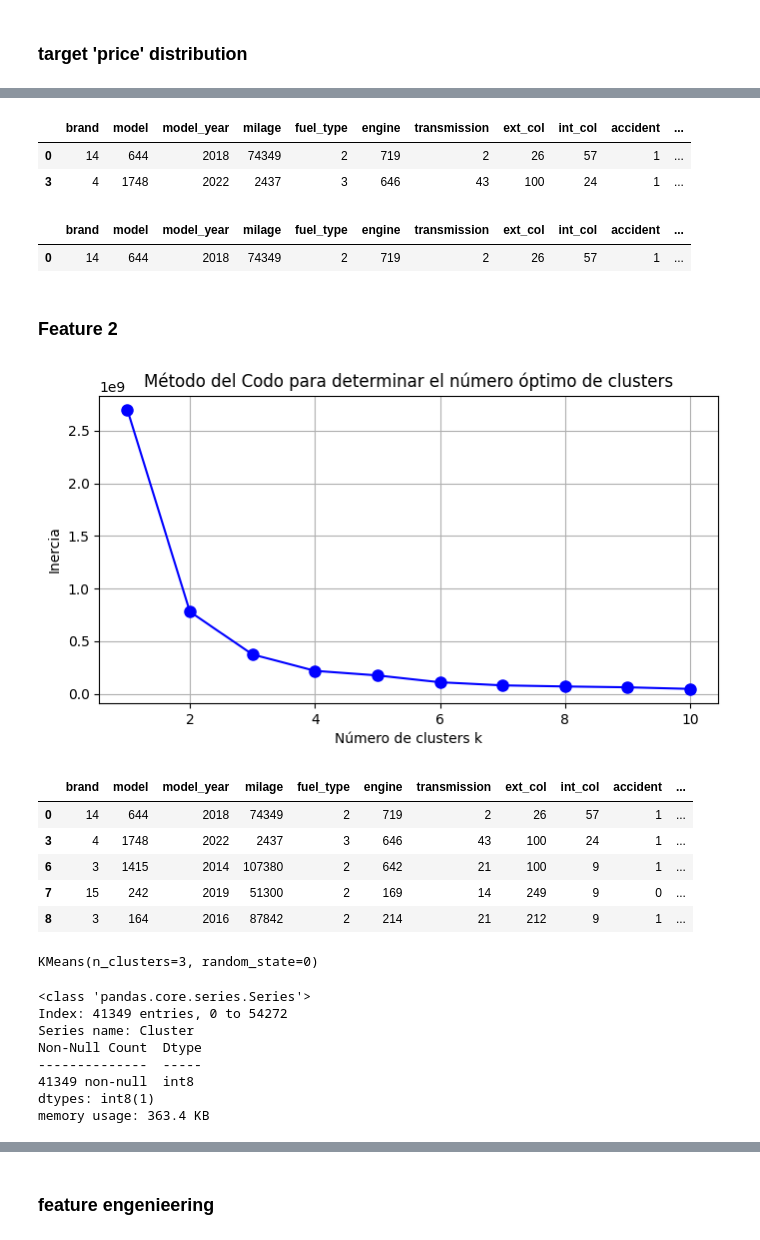
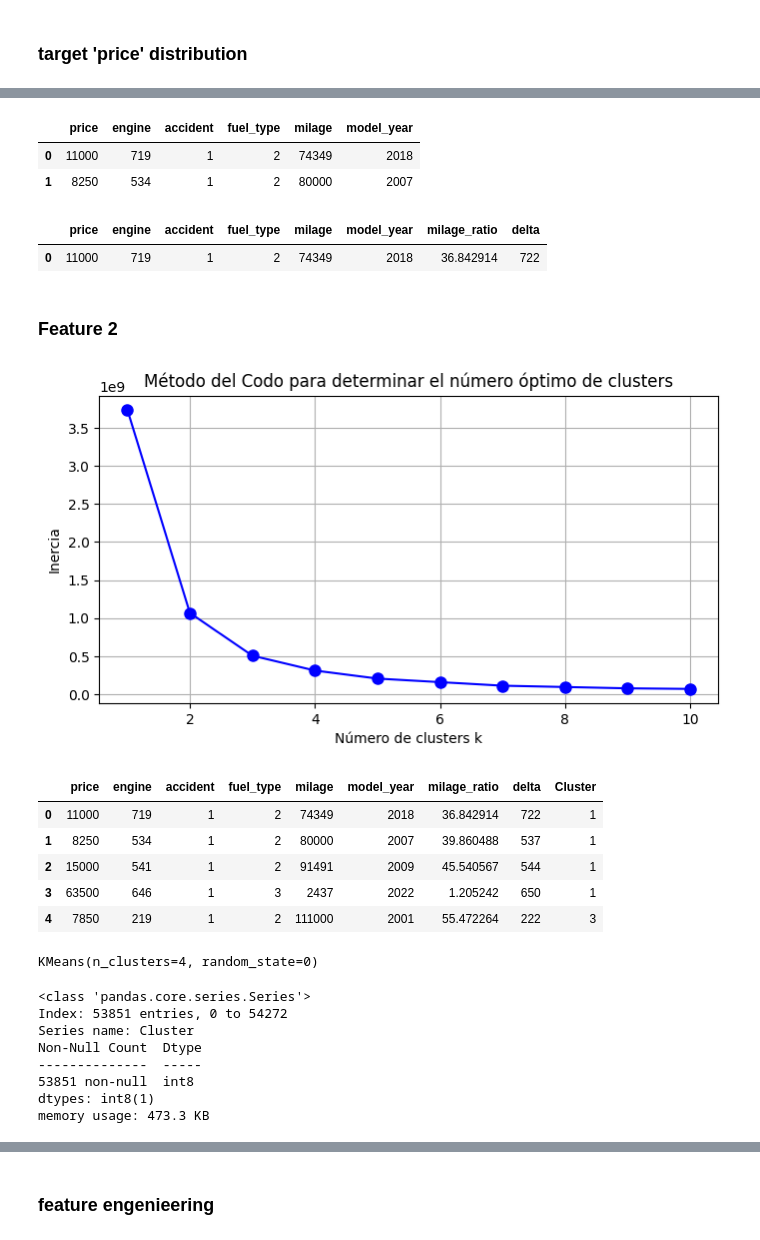
Before and after one commit to Remolino777/KaggleX, a Jupyter notebook: booknotes/s1_t1/trans.ipynb, the cells around one changed output, grey strips where cells are left out. Saved outputs shown, nothing was run; the diff lists cells and outputs as text; code cells hidden in the pictures.

```diff
--- a/booknotes/s1_t1/trans.ipynb
+++ b/booknotes/s1_t1/trans.ipynb
@@ -58,15 +58,15 @@ label_ext_col = LabelEncoder()
 label_ext_int = LabelEncoder()
 label_accident = LabelEncoder()
 # %%
-beta = ['price', 'engine', 'accident', 'milage', 'model_year']
+beta = ['price', 'engine', 'accident', 'fuel_type','milage', 'model_year']
 # %%
-df1 =df.copy()
+df1 =df[beta].copy()
 # %%
-df1['brand'] = label_brand.fit_transform(df['brand'])
-df1['model'] = label_brand.fit_transform(df['model'])
+#df1['brand'] = label_brand.fit_transform(df['brand'])
+#df1['model'] = label_brand.fit_transform(df['model'])
 df1['fuel_type'] = label_fuel.fit_transform(df['fuel_type'])
 df1['engine'] = label_engine.fit_transform(df['engine'])
-df1['transmission'] = label_trans.fit_transform(df['transmission'])
-df1['ext_col'] = label_ext_col.fit_transform(df['ext_col'])
-df1['int_col'] = label_ext_int.fit_transform(df['int_col'])
+#df1['transmission'] = label_trans.fit_transform(df['transmission'])
+#df1['ext_col'] = label_ext_col.fit_transform(df['ext_col'])
+#df1['int_col'] = label_ext_int.fit_transform(df['int_col'])
 df1['accident'] = label_accident.fit_transform(df['accident'])
@@ -99,7 +105,7 @@ df1.describe()
 # %%
 df1 = df1[df1['milage'] < 250000]
 df1 = df1[df1['price'] < 300000]
-df1 = df1[df1['model_year'] > 2011]
+df1 = df1[df1['model_year'] > 1990]
 # %% [markdown]
 ### target 'price' distribution
 # %%
@@ -120,17 +126,17 @@ plt.show()
 
 df1.head(2)
 # %% [output]
-|  | brand | model | model_year | milage | fuel_type | engine | transmission | ext_col | int_col | accident | ... |
-| 0 | 14 | 644 | 2018 | 74349 | 2 | 719 | 2 | 26 | 57 | 1 | ... |
-| 3 | 4 | 1748 | 2022 | 2437 | 3 | 646 | 43 | 100 | 24 | 1 | ... |
+|  | price | engine | accident | fuel_type | milage | model_year |
+| 0 | 11000 | 719 | 1 | 2 | 74349 | 2018 |
+| 1 | 8250 | 534 | 1 | 2 | 80000 | 2007 |
 # %%
 df1['milage_ratio'] = df1['milage']/df1['model_year']
 df1['delta'] = df1['engine'] + df1['accident'] + df1['fuel_type']
 # %%
 df1.head(1)
 # %% [output]
-|  | brand | model | model_year | milage | fuel_type | engine | transmission | ext_col | int_col | accident | ... |
-| 0 | 14 | 644 | 2018 | 74349 | 2 | 719 | 2 | 26 | 57 | 1 | ... |
+|  | price | engine | accident | fuel_type | milage | model_year | milage_ratio | delta |
+| 0 | 11000 | 719 | 1 | 2 | 74349 | 2018 | 36.842914 | 722 |
 # %% [markdown]
 ### Feature 2
 # %%
@@ -152,36 +158,36 @@ plt.title('Método del Codo para determinar el número óptimo de clusters')
 plt.grid(True)
 plt.show()
 # %% [output]
-[figure, old version]
+[figure, new version]
 # %%
-kmeans = KMeans(n_clusters=3, random_state=0)
-df1["Cluster"] = kmeans.fit_predict(df1[['engine','milage_ratio']])
+kmeans = KMeans(n_clusters=4, random_state=0)
+df1["Cluster"] = kmeans.fit_predict(df1[['delta','milage_ratio']])
 df1["Cluster"] = df1["Cluster"].astype("category")
 df1['Cluster'] = df1['Cluster'].cat.codes
 
 df1.head()
 # %% [output]
-|  | brand | model | model_year | milage | fuel_type | engine | transmission | ext_col | int_col | accident | ... |
-| 0 | 14 | 644 | 2018 | 74349 | 2 | 719 | 2 | 26 | 57 | 1 | ... |
-| 3 | 4 | 1748 | 2022 | 2437 | 3 | 646 | 43 | 100 | 24 | 1 | ... |
-| 6 | 3 | 1415 | 2014 | 107380 | 2 | 642 | 21 | 100 | 9 | 1 | ... |
-| 7 | 15 | 242 | 2019 | 51300 | 2 | 169 | 14 | 249 | 9 | 0 | ... |
-| 8 | 3 | 164 | 2016 | 87842 | 2 | 214 | 21 | 212 | 9 | 1 | ... |
+|  | price | engine | accident | fuel_type | milage | model_year | milage_ratio | delta | Cluster |
+| 0 | 11000 | 719 | 1 | 2 | 74349 | 2018 | 36.842914 | 722 | 1 |
+| 1 | 8250 | 534 | 1 | 2 | 80000 | 2007 | 39.860488 | 537 | 1 |
+| 2 | 15000 | 541 | 1 | 2 | 91491 | 2009 | 45.540567 | 544 | 1 |
+| 3 | 63500 | 646 | 1 | 3 | 2437 | 2022 | 1.205242 | 650 | 1 |
+| 4 | 7850 | 219 | 1 | 2 | 111000 | 2001 | 55.472264 | 222 | 3 |
 # %%
 print(kmeans)
 # %% [output]
-KMeans(n_clusters=3, random_state=0)
+KMeans(n_clusters=4, random_state=0)
 # %%
 df1['Cluster'].info()
 # %% [output]
 <class 'pandas.core.series.Series'>
-Index: 41349 entries, 0 to 54272
+Index: 53851 entries, 0 to 54272
 Series name: Cluster
 Non-Null Count  Dtype
 --------------  -----
-41349 non-null  int8
+53851 non-null  int8
 dtypes: int8(1)
-memory usage: 363.4 KB
+memory usage: 473.3 KB
 # %%
 import joblib as jb
 # %%
```
Also changed, not shown: parts of 10 cells of this notebook, 21 other files.
